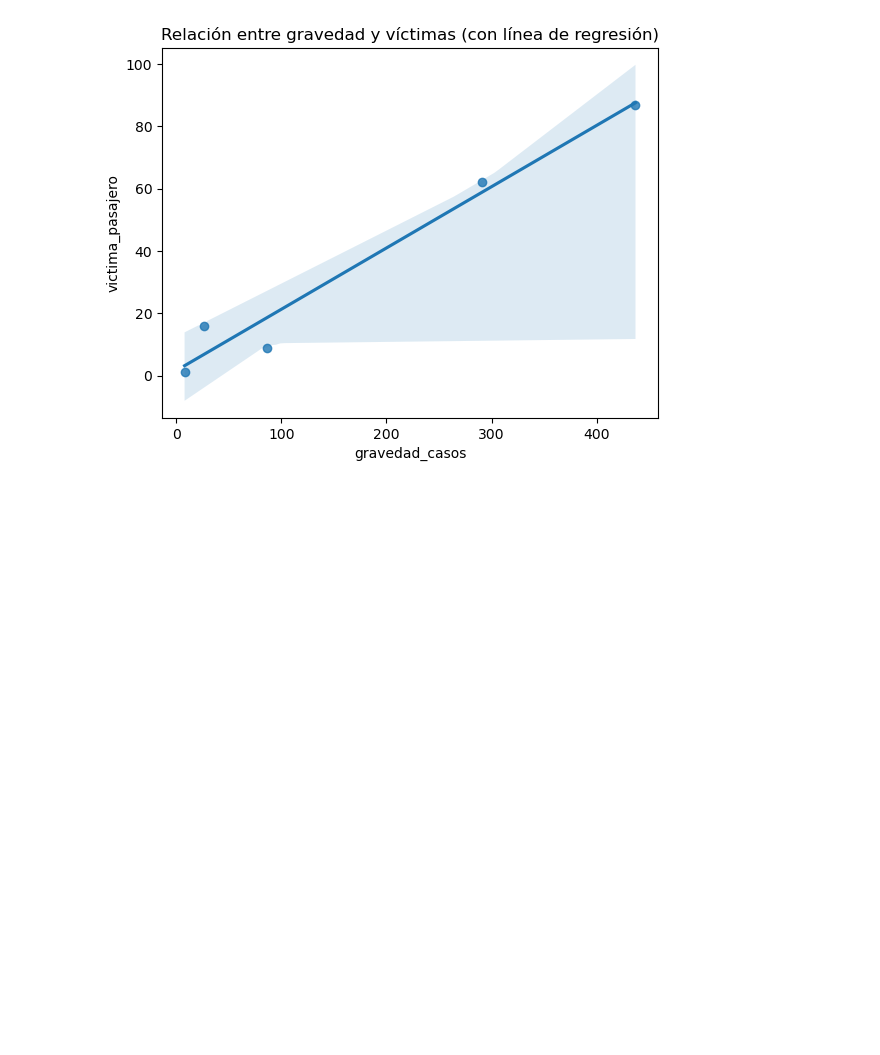
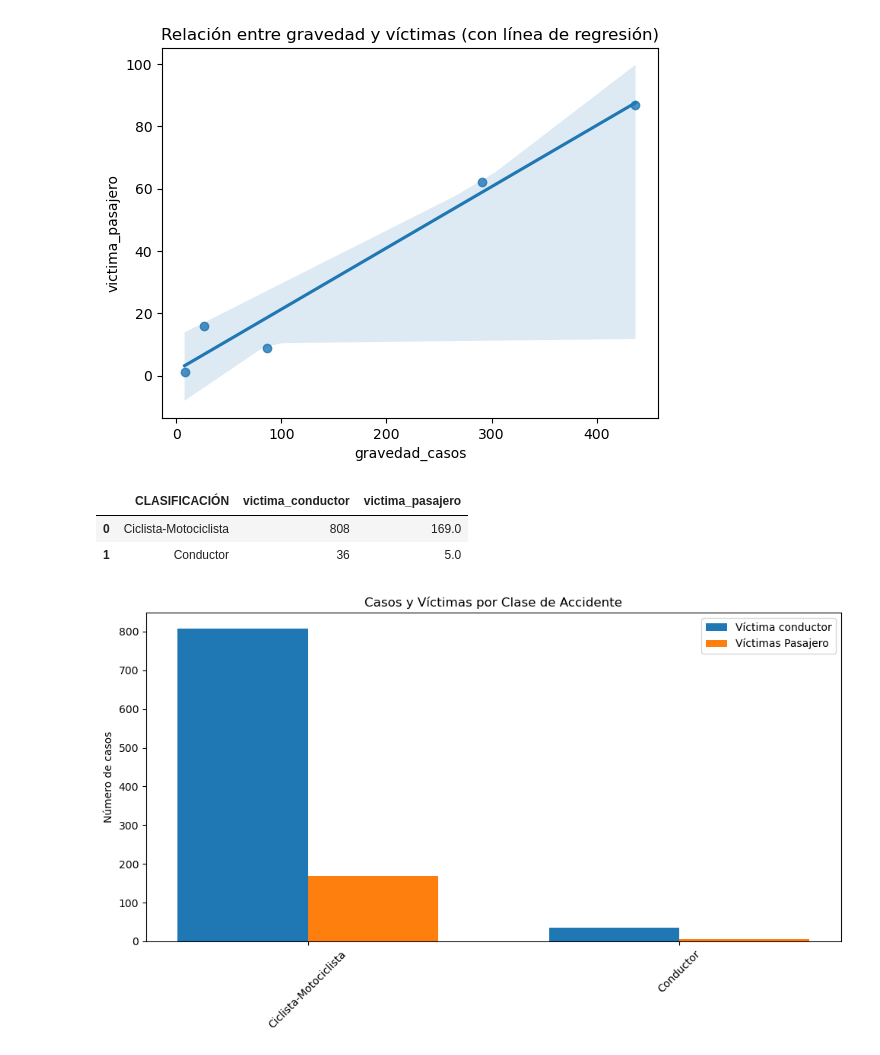
Before and after one commit to fruizga/data-analisis-bootcamp, a Jupyter notebook: analisis-cierre-curso.ipynb, the cells around one changed output. Cells and saved outputs as stored; diff of their text form; code cells hidden in the pictures; blank space fills up the shorter version.

```diff
--- a/analisis-cierre-curso.ipynb
+++ b/analisis-cierre-curso.ipynb
@@ -356,3 +356,28 @@ plt.title("Relación entre gravedad y víctimas (con línea de regresión)")
 plt.show()
 # %% [output]
 [figure]
+# %%
+df_clasificado = df_duplicate.groupby(["CLASIFICACIÓN"], as_index=False).agg(victima_conductor=("No. VICTIMA CONDUCTOR", "count"), victima_pasajero=("No. VICTIMA PASAJERO","sum"))
+# %%
+df_clasificado
+# %% [output]
+|  | CLASIFICACIÓN | victima_conductor | victima_pasajero |
+| 0 | Ciclista-Motociclista | 808 | 169.0 |
+| 1 | Conductor | 36 | 5.0 |
+# %%
+# --- Gráfico de barras agrupadas ---
+plt.figure(figsize=(10, 6))
+bar_width = 0.35
+x = range(len(df_clasificado))
+
+plt.bar(x, df_clasificado['victima_conductor'], width=bar_width, label='Víctima conductor')
+plt.bar([i + bar_width for i in x], df_clasificado['victima_pasajero'], width=bar_width, label='Víctimas Pasajero')
+
+plt.xticks([i + bar_width / 2 for i in x], df_clasificado['CLASIFICACIÓN'], rotation=45)
+plt.ylabel("Número de casos")
+plt.title("Casos y Víctimas por Clase de Accidente")
+plt.legend()
+plt.tight_layout()
+plt.show()
+# %% [output]
+[figure, added]
```
